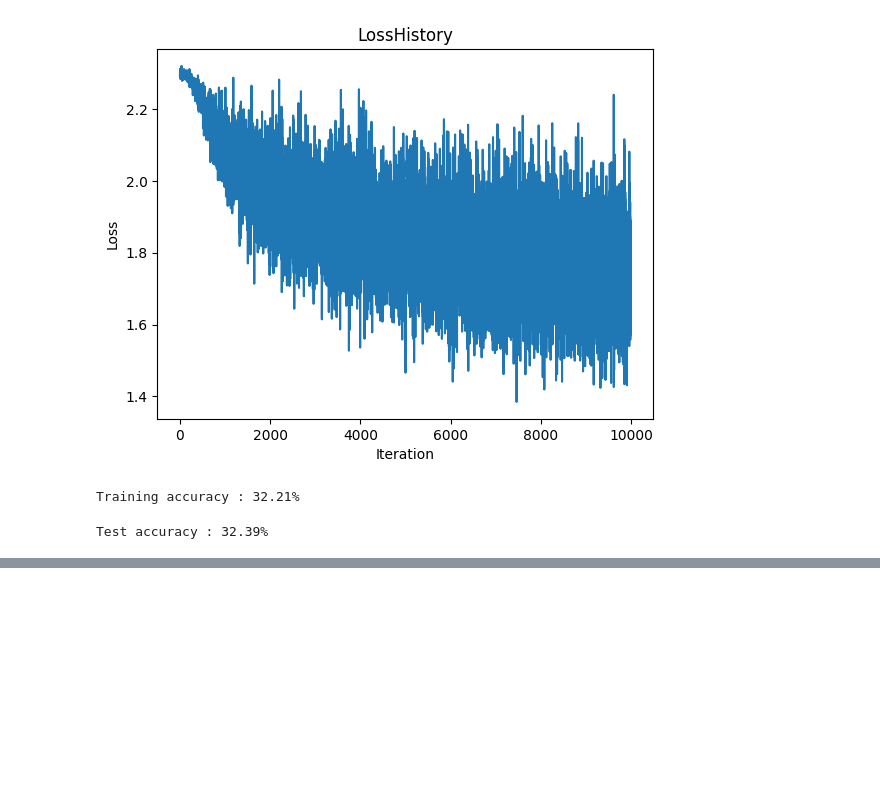
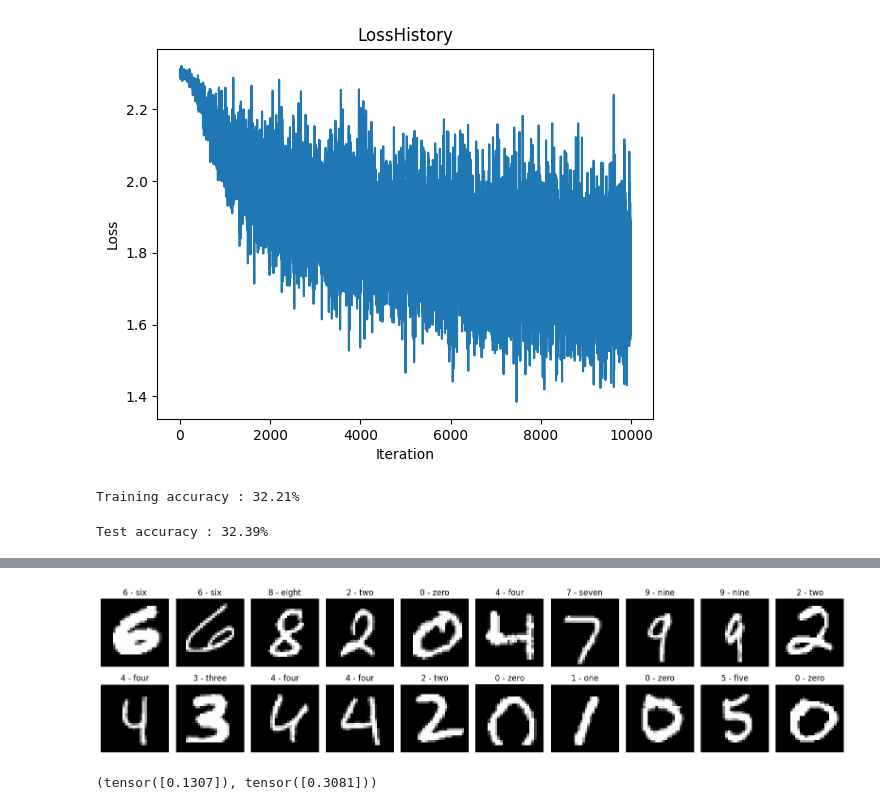
Before and after one commit to AnushkaSamaranayake/EN3160-Assignment-3-Neural-Networks, a Jupyter notebook: assignment3.ipynb, the cells around one changed output, grey strips where cells are left out. Saved outputs shown, nothing was run; the diff lists cells and outputs as text; code cells hidden in the pictures; blank space fills up the shorter version.

```diff
--- a/assignment3.ipynb
+++ b/assignment3.ipynb
@@ -441,0 +556,18 @@ Test accuracy : 32.39%
+# %%
+import torch
+torch.manual_seed(42)     # Search on the internet why '42' is special or
+                          # even '42 * 2' = 84
+
+fig = plt.figure(figsize=(16, 4))
+rows, cols = 2, 10
+
+for i in range(1, (rows*cols) + 1):
+    rand_ind = torch.randint(0, len(train_val_dataset), size=[1]).item()
+    img, label = train_val_dataset[rand_ind]
+    fig.add_subplot(rows, cols, i)
+    plt.imshow(img, cmap='gray')
+    plt.title(f"{class_names[label]}")
+    plt.axis(False)
+    plt.tight_layout()
+# %% [output]
+[figure, added]
@@ -441,0 +580,10 @@ Test accuracy : 32.39%
+# %%
+# normalize them with their mean and std
+# Calculate mean and std
+imgs = torch.stack([img for img, _ in train_val_dataset], dim=0)
+
+mean = imgs.view(1, -1).mean(dim=1)    # or imgs.mean()
+std = imgs.view(1, -1).std(dim=1)     # or imgs.std()
+mean, std
+# %% [output]
+(tensor([0.1307]), tensor([0.3081]))
```
Also changed, not shown: parts of 21 cells of this notebook, 10 other files.
